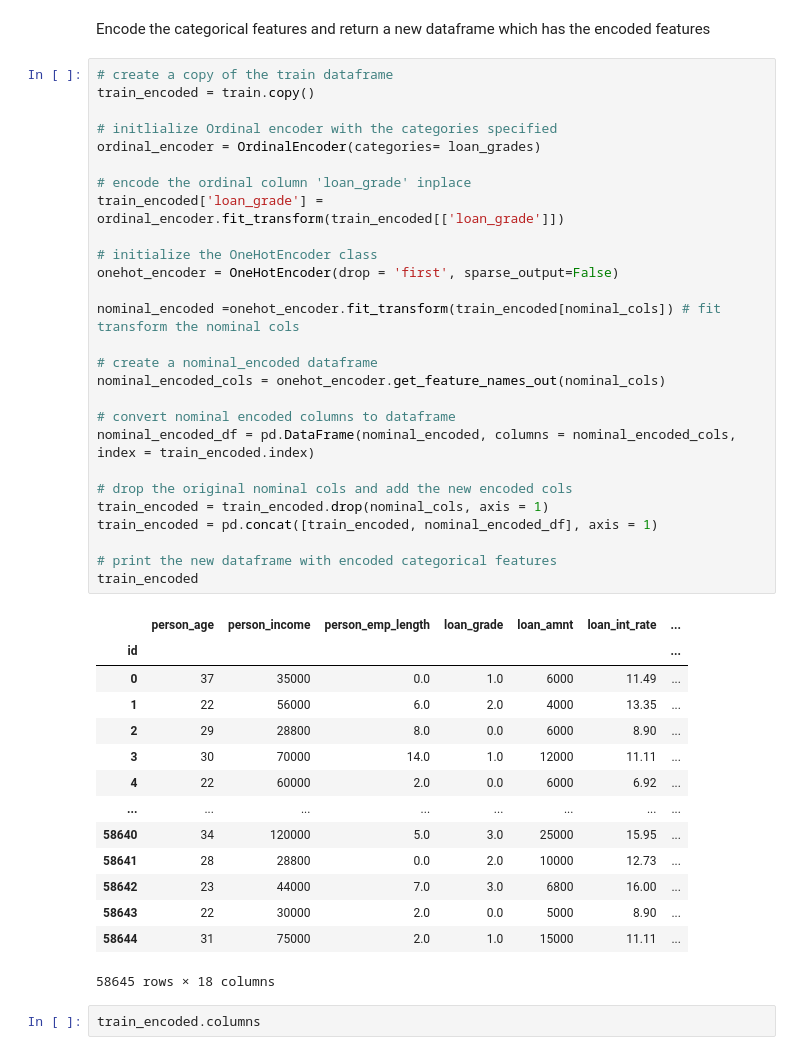
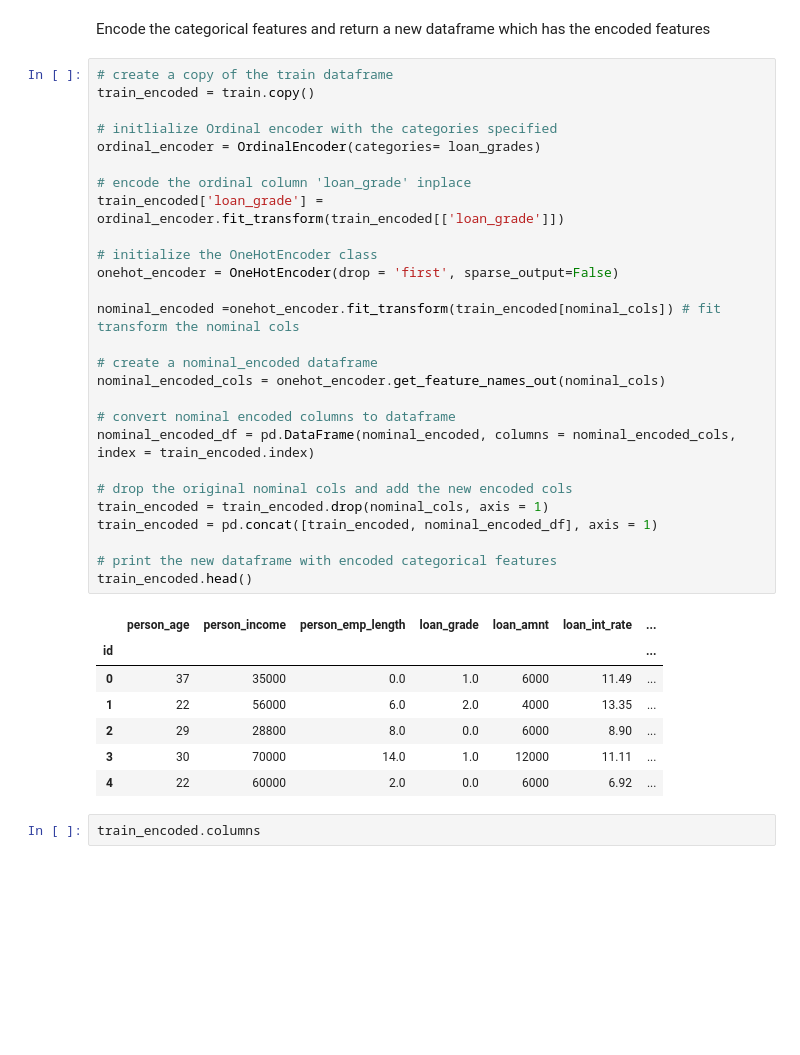
Before and after one commit to Morris-mk/Loan_Approval_Predictor, a Jupyter notebook: project.ipynb, the cells around one changed output. Saved outputs shown, nothing was run; the diff lists cells and outputs as text; blank space fills up the shorter version.

```diff
--- a/project.ipynb
+++ b/project.ipynb
@@ -432,41 +423,34 @@ train_encoded = train.copy()
 # initlialize Ordinal encoder with the categories specified
 ordinal_encoder = OrdinalEncoder(categories= loan_grades)
 
 # encode the ordinal column 'loan_grade' inplace
 train_encoded['loan_grade'] = ordinal_encoder.fit_transform(train_encoded[['loan_grade']])
 
 # initialize the OneHotEncoder class
 onehot_encoder = OneHotEncoder(drop = 'first', sparse_output=False)
 
 nominal_encoded =onehot_encoder.fit_transform(train_encoded[nominal_cols]) # fit transform the nominal cols
 
 # create a nominal_encoded dataframe
 nominal_encoded_cols = onehot_encoder.get_feature_names_out(nominal_cols)
 
 # convert nominal encoded columns to dataframe
 nominal_encoded_df = pd.DataFrame(nominal_encoded, columns = nominal_encoded_cols, index = train_encoded.index)
 
 # drop the original nominal cols and add the new encoded cols
 train_encoded = train_encoded.drop(nominal_cols, axis = 1)
 train_encoded = pd.concat([train_encoded, nominal_encoded_df], axis = 1)
 
 # print the new dataframe with encoded categorical features
-train_encoded
+train_encoded.head()
 # %% [output]
 |  | person_age | person_income | person_emp_length | loan_grade | loan_amnt | loan_int_rate | ... |
 | id |  |  |  |  |  |  | ... |
 | 0 | 37 | 35000 | 0.0 | 1.0 | 6000 | 11.49 | ... |
 | 1 | 22 | 56000 | 6.0 | 2.0 | 4000 | 13.35 | ... |
 | 2 | 29 | 28800 | 8.0 | 0.0 | 6000 | 8.90 | ... |
 | 3 | 30 | 70000 | 14.0 | 1.0 | 12000 | 11.11 | ... |
 | 4 | 22 | 60000 | 2.0 | 0.0 | 6000 | 6.92 | ... |
-| ... | ... | ... | ... | ... | ... | ... | ... |
-| 58640 | 34 | 120000 | 5.0 | 3.0 | 25000 | 15.95 | ... |
-| 58641 | 28 | 28800 | 0.0 | 2.0 | 10000 | 12.73 | ... |
-| 58642 | 23 | 44000 | 7.0 | 3.0 | 6800 | 16.00 | ... |
-| 58643 | 22 | 30000 | 2.0 | 0.0 | 5000 | 8.90 | ... |
-| 58644 | 31 | 75000 | 2.0 | 1.0 | 15000 | 11.11 | ... |
-58645 rows × 18 columns
 # %%
 train_encoded.columns
 # %% [output]
```
Also changed, not shown: parts of 33 cells of this notebook.
